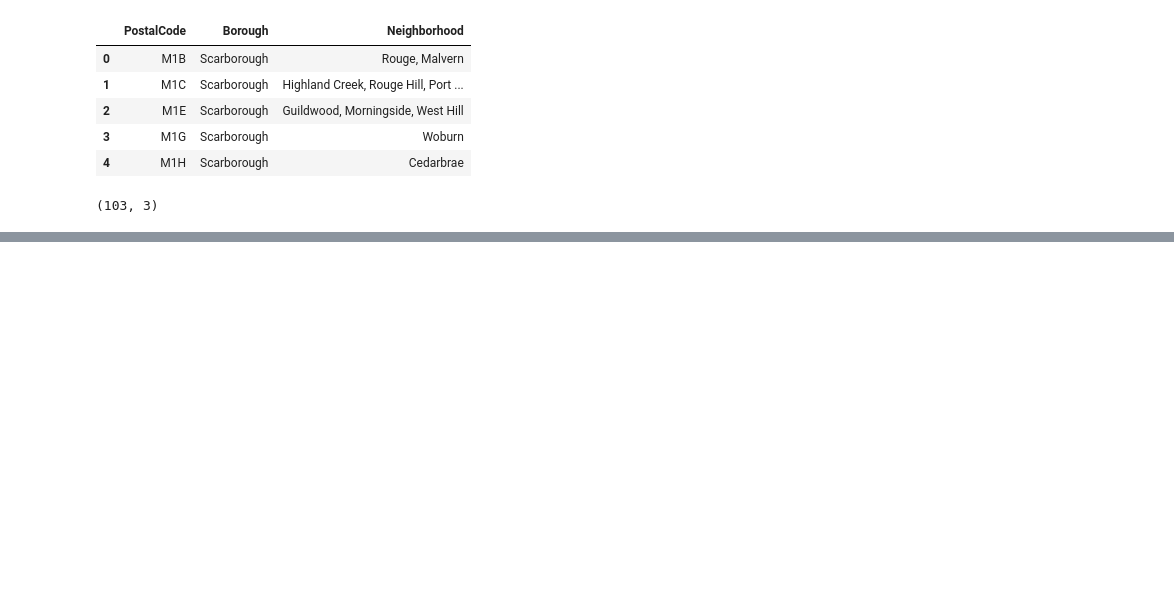
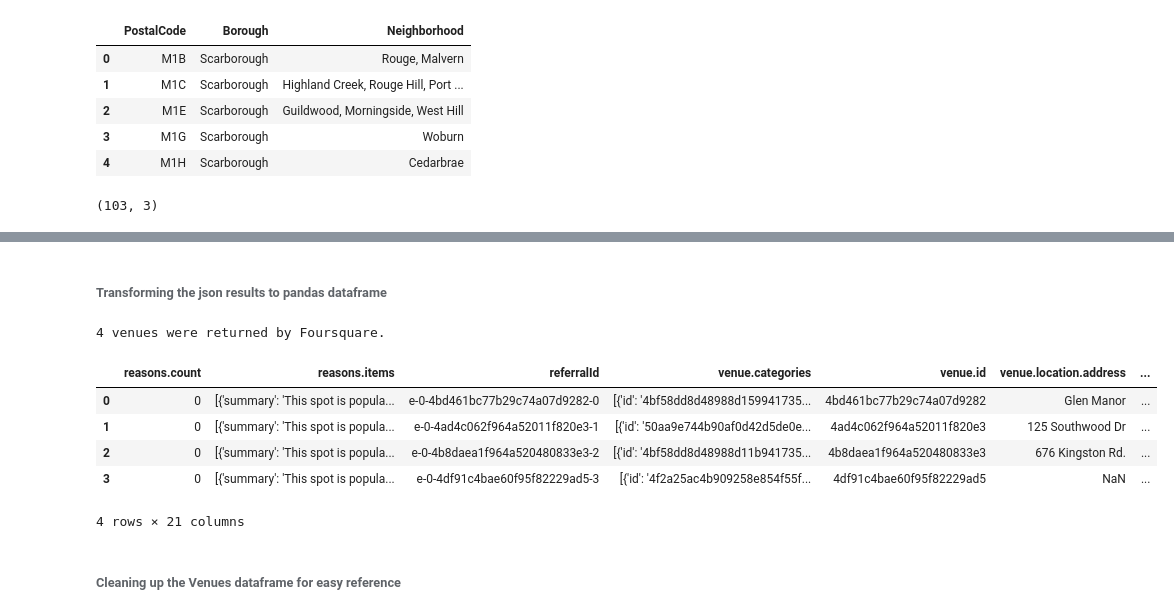
Before and after one commit to anand-sukumar/Coursera_Capstone, a Jupyter notebook: Toronto Neighborhood.ipynb, the cells around one changed output, grey strips where cells are left out. Saved outputs shown, nothing was run; the diff lists cells and outputs as text; code cells hidden in the pictures; blank space fills up the shorter version.

```diff
--- a/Toronto Neighborhood.ipynb
+++ b/Toronto Neighborhood.ipynb
@@ -92,0 +259,20 @@ toronto_pcodes.shape
+# %% [markdown]
+###### Transforming the json results to pandas dataframe
+# %%
+from pandas.io.json import json_normalize
+venues = json_normalize(results)
+# %%
+print('{} venues were returned by Foursquare.'.format(venues.shape[0]))
+# %% [output]
+4 venues were returned by Foursquare.
+# %%
+venues.head()
+# %% [output]
+|  | reasons.count | reasons.items | referralId | venue.categories | venue.id | venue.location.address | ... |
+| 0 | 0 | [{'summary': 'This spot is popula... | e-0-4bd461bc77b29c74a07d9282-0 | [{'id': '4bf58dd8d48988d159941735... | 4bd461bc77b29c74a07d9282 | Glen Manor | ... |
+| 1 | 0 | [{'summary': 'This spot is popula... | e-0-4ad4c062f964a52011f820e3-1 | [{'id': '50aa9e744b90af0d42d5de0e... | 4ad4c062f964a52011f820e3 | 125 Southwood Dr | ... |
+| 2 | 0 | [{'summary': 'This spot is popula... | e-0-4b8daea1f964a520480833e3-2 | [{'id': '4bf58dd8d48988d11b941735... | 4b8daea1f964a520480833e3 | 676 Kingston Rd. | ... |
+| 3 | 0 | [{'summary': 'This spot is popula... | e-0-4df91c4bae60f95f82229ad5-3 | [{'id': '4f2a25ac4b909258e854f55f... | 4df91c4bae60f95f82229ad5 | NaN | ... |
+4 rows × 21 columns
+# %% [markdown]
+###### Cleaning up the Venues dataframe for easy reference
```
Also changed, not shown: parts of 46 cells of this notebook.
